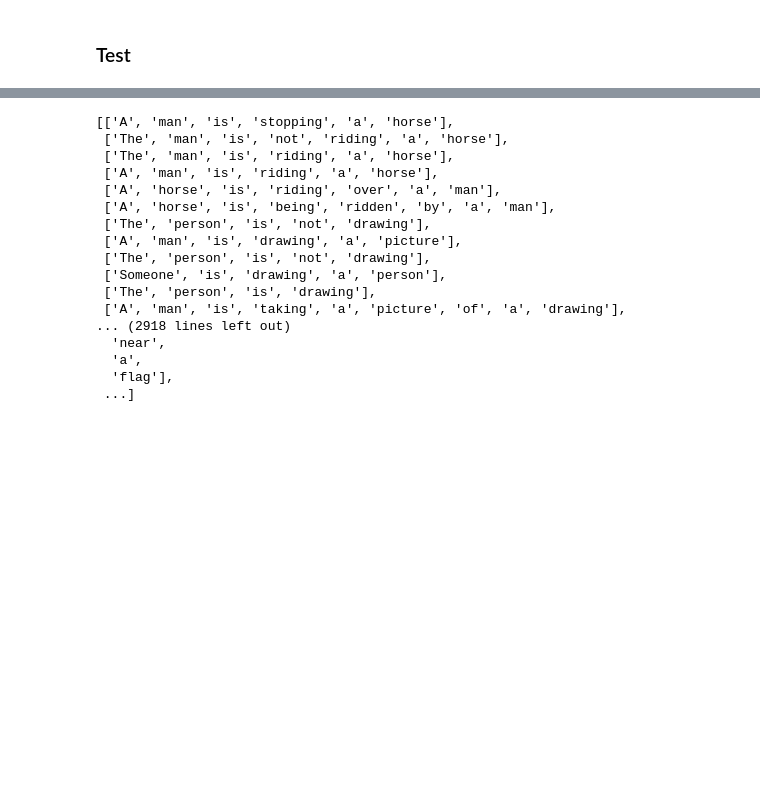
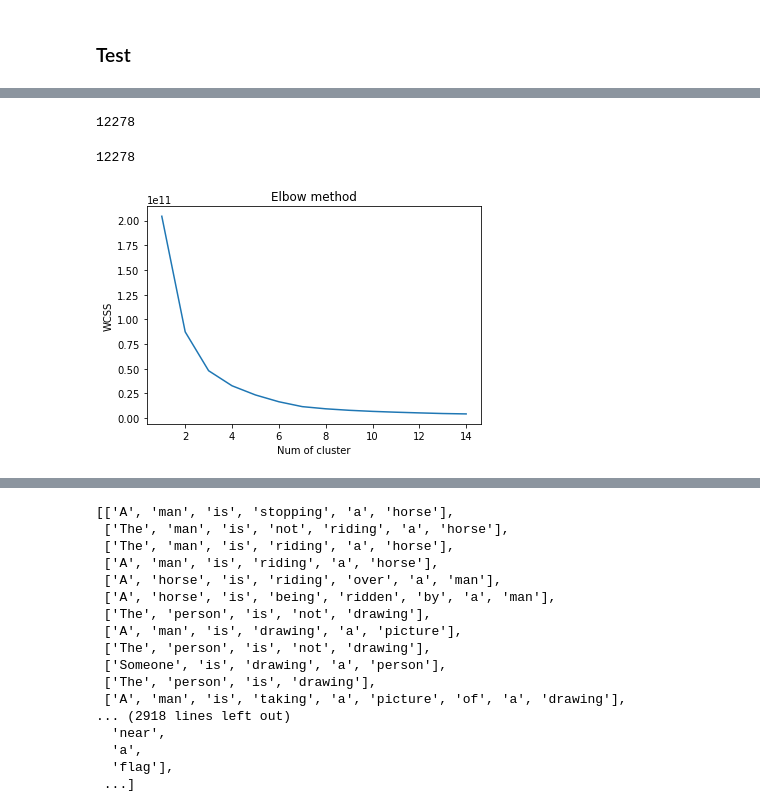
Before and after one commit to mbrull153/EDA-nlp-tfm, a Jupyter notebook: models_bueno.ipynb, the cells around one changed output, grey strips where cells are left out. Drawn from its saved outputs; the diff is of its cells as text; code cells hidden in the pictures; blank space fills up the shorter version.

Commit message:
added new approach to vectorize model

```diff
--- a/models_bueno.ipynb
+++ b/models_bueno.ipynb
@@ -387,0 +453,36 @@ VAL
+# %%
+vector_mean_B=[]
+
+for elem in df_final['mean_vector_B']:
+    vector_mean_B.append(elem)
+# %%
+vector_mean_A=df_final['mean_vector_B'].tolist()
+# %%
+vector_mean=vector_mean_A+vector_mean_B
+# %%
+len(vector_mean)
+# %% [output]
+12278
+# %%
+vector_mean_array=np.array(vector_mean)
+# %%
+len(vector_mean_array)
+# %% [output]
+12278
+# %%
+import matplotlib.pyplot as plt
+
+wcss=[]
+
+for i in range(1,15):
+    kmeans=KMeans(n_clusters=i, init='k-means++', random_state=42)
+    kmeans.fit(vector_mean_array)
+    wcss.append(kmeans.inertia_)
+
+plt.plot(range(1,15), wcss)
+plt.title('Elbow method')
+plt.xlabel('Num of cluster')
+plt.ylabel('WCSS')
+plt.show()
+# %% [output]
+[figure, added]
```
Also changed, not shown: parts of 61 cells of this notebook, 1 other file.
